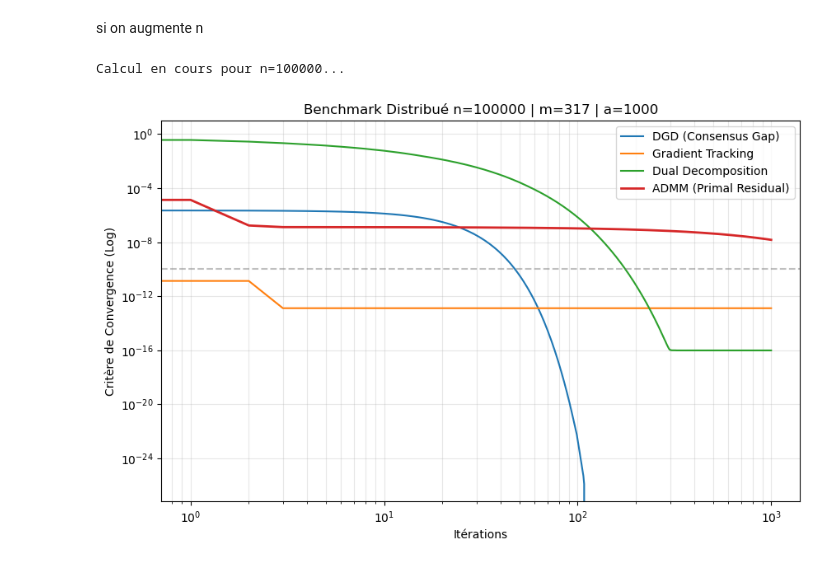
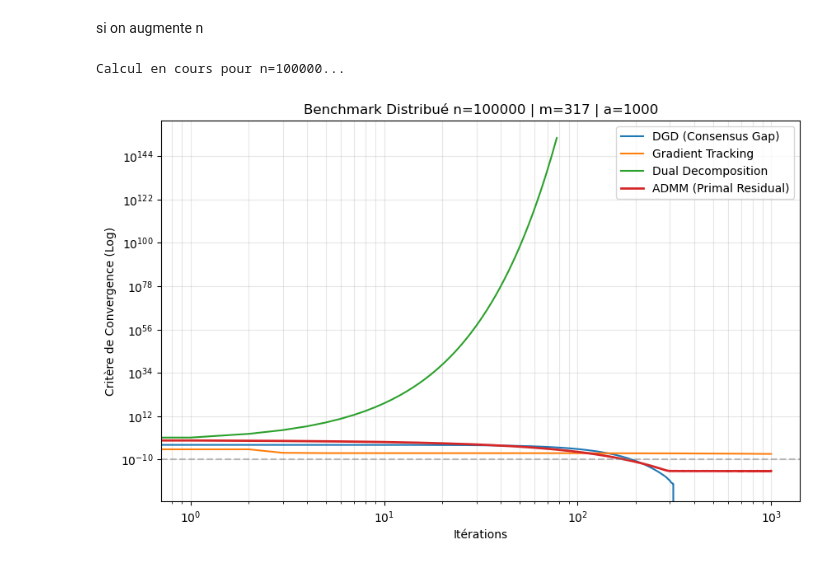
Before and after one commit to pgatt06/Coop_optim, a Jupyter notebook: part_3_ADMM.ipynb, the cells around one changed output. Saved outputs shown, nothing was run; the diff lists cells and outputs as text; code cells hidden in the pictures.

```diff
--- a/part_3_ADMM.ipynb
+++ b/part_3_ADMM.ipynb
@@ -736,9 +924,9 @@ K_tensor = Knm.reshape(a, n_i, m)
 Y_tensor = y.reshape(a, n_i, 1)
 
 # Pré-calculs KiT_Ki (a, m, m) et KiT_yi (a, m) normalisés par n_i
-KiT_Ki = np.matmul(K_tensor.transpose(0, 2, 1), K_tensor) / n
-KiT_yi = np.matmul(K_tensor.transpose(0, 2, 1), Y_tensor).squeeze(-1) / n
-reg_term = ((sigma**2 / a) * Kmm + (nu / a) * np.eye(m))
+KiT_Ki = np.matmul(K_tensor.transpose(0, 2, 1), K_tensor) / n_i
+KiT_yi = np.matmul(K_tensor.transpose(0, 2, 1), Y_tensor).squeeze(-1) / n_i
+reg_term = ((sigma**2 / n) * Kmm + (nu / n) * np.eye(m))
 
 # --- 3. INITIALISATION DES MODÈLES ---
 alpha_dgd = np.zeros((a, m))
@@ -764,7 +952,7 @@ for t in range(n_iter):
     # --- DGD ---
     mean_dgd = np.mean(alpha_dgd, axis=0)
     grad_dgd = (alpha_dgd @ reg_term.T + np.einsum('aij,aj->ai', KiT_Ki, alpha_dgd) - KiT_yi)
-    eta_dgd = eta_dgd / (1 + 0.01 * t)
+    eta_dgd = eta_dgd / (1 + 0.001 * t)
     alpha_dgd = mean_dgd - eta_dgd * grad_dgd
     hist_dgd.append(np.max(np.linalg.norm(alpha_dgd - mean_dgd, axis=1)))
 
@@ -779,31 +967,31 @@ for t in range(n_iter):
 
     # --- Dual Decomposition ---
     rhs_dc = KiT_yi - lambda_dc
     alpha_dc = np.einsum('aij,aj->ai', inv_Ai_dc, rhs_dc)
     mean_alpha_dc = np.mean(alpha_dc, axis=0)
     lambda_dc += rho_dc * (alpha_dc - mean_alpha_dc)
     hist_dc.append(np.max(np.linalg.norm(alpha_dc - mean_alpha_dc, axis=1)))
 
     # --- ADMM ---
     rhs_admm = KiT_yi + beta_admm * (z_admm - u_admm)
     alpha_admm = np.einsum('aij,aj->ai', inv_Ai_admm, rhs_admm)
     z_admm = np.mean(alpha_admm + u_admm, axis=0)
     u_admm += (alpha_admm - z_admm)
     hist_admm.append(np.max(np.linalg.norm(alpha_admm - z_admm, axis=1)))
 
 # --- 5. VISUALISATION ---
 plt.figure(figsize=(10, 6))
 plt.loglog(hist_dgd, label='DGD (Consensus Gap)')
 plt.loglog(hist_gt, label='Gradient Tracking')
 plt.loglog(hist_dc, label='Dual Decomposition')
 plt.loglog(hist_admm, label='ADMM (Primal Residual)', linewidth=2)
 plt.axhline(1e-10, color='gray', linestyle='--', alpha=0.5)
 plt.xlabel('Itérations')
 plt.ylabel('Critère de Convergence (Log)')
 plt.title(f'Benchmark Distribué n={n} | m={m} | a={a}')
 plt.legend()
 plt.grid(True, which="both", ls="-", alpha=0.3)
 plt.show()
 # %% [output]
 Calcul en cours pour n=100000...
-[figure, old version]
+[figure, new version]
```
Also changed, not shown: parts of 5 cells of this notebook.
